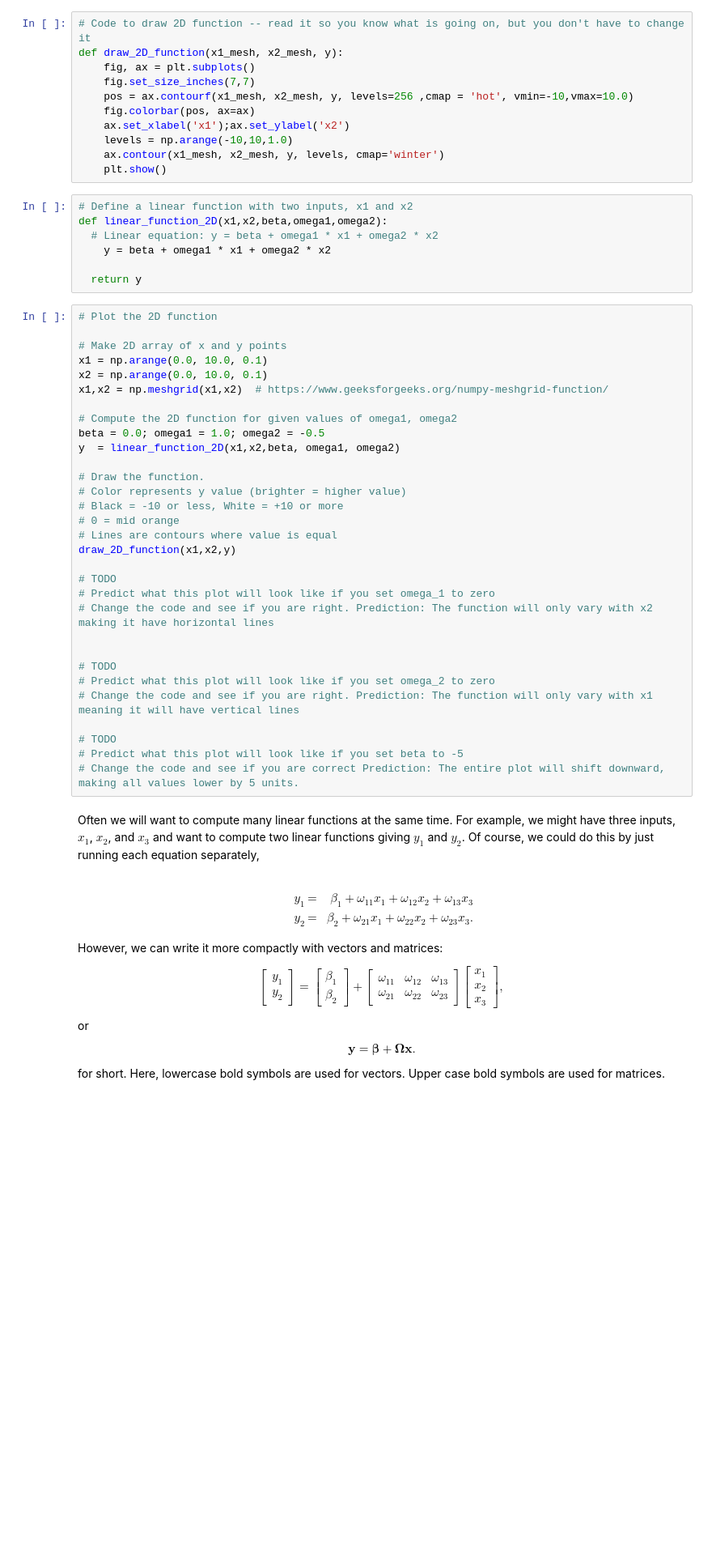
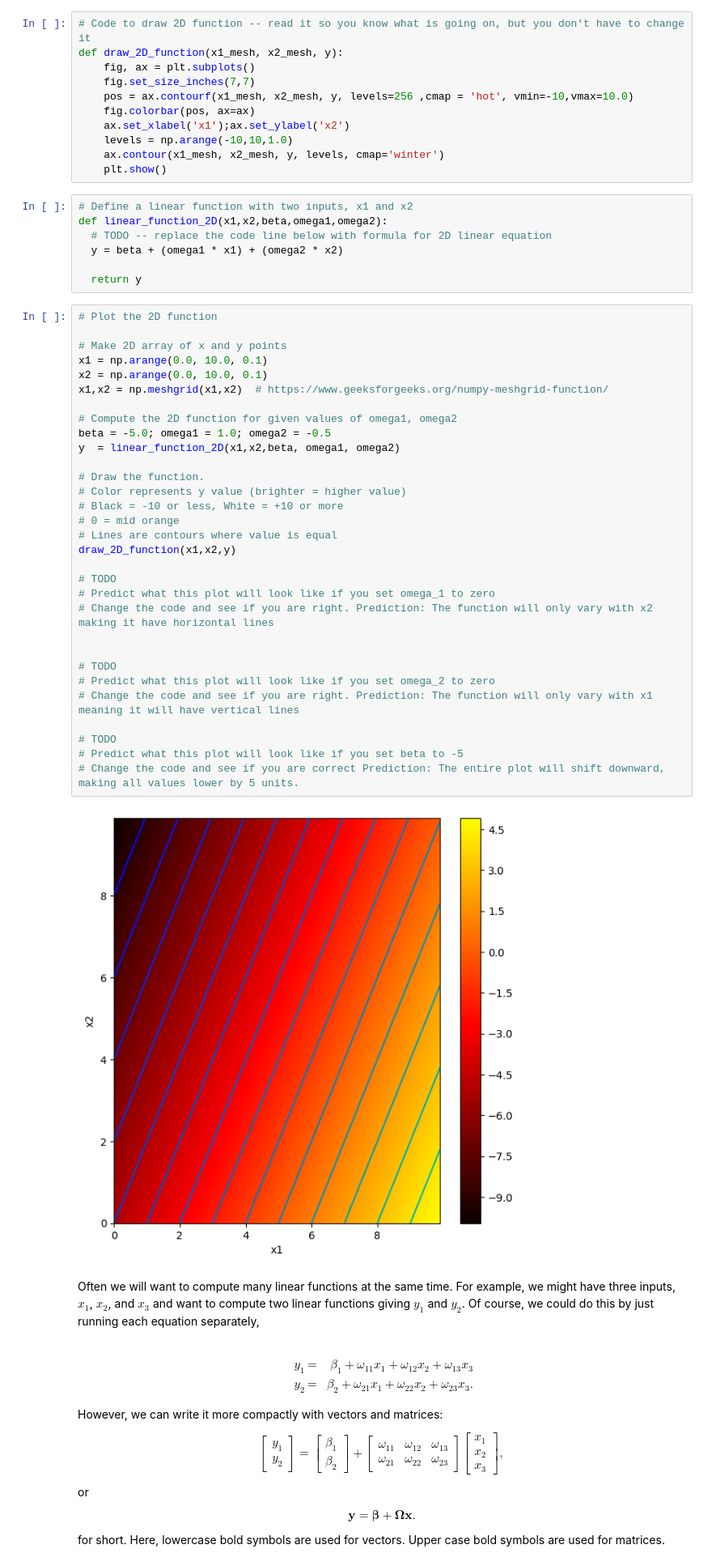
Before and after one commit to Ahmadkirkland/flexbox-assignment, a Jupyter notebook: 1_1_BackgroundMathematics.ipynb, the cells around one changed output. Shown: that part at 81% size. Cells and saved outputs as stored; diff of their text form; blank space fills up the shorter version.

```diff
--- a/1_1_BackgroundMathematics.ipynb
+++ b/1_1_BackgroundMathematics.ipynb
@@ -66,41 +68,43 @@ def draw_2D_function(x1_mesh, x2_mesh, y):
 # %%
 # Define a linear function with two inputs, x1 and x2
 def linear_function_2D(x1,x2,beta,omega1,omega2):
-  # Linear equation: y = beta + omega1 * x1 + omega2 * x2
-    y = beta + omega1 * x1 + omega2 * x2
+  # TODO -- replace the code line below with formula for 2D linear equation
+  y = beta + (omega1 * x1) + (omega2 * x2)
 
   return y
 # %%
 # Plot the 2D function
 
 # Make 2D array of x and y points
 x1 = np.arange(0.0, 10.0, 0.1)
 x2 = np.arange(0.0, 10.0, 0.1)
 x1,x2 = np.meshgrid(x1,x2)  # https://www.geeksforgeeks.org/numpy-meshgrid-function/
 
 # Compute the 2D function for given values of omega1, omega2
-beta = 0.0; omega1 = 1.0; omega2 = -0.5
+beta = -5.0; omega1 = 1.0; omega2 = -0.5
 y  = linear_function_2D(x1,x2,beta, omega1, omega2)
 
 # Draw the function.
 # Color represents y value (brighter = higher value)
 # Black = -10 or less, White = +10 or more
 # 0 = mid orange
 # Lines are contours where value is equal
 draw_2D_function(x1,x2,y)
 
 # TODO
 # Predict what this plot will look like if you set omega_1 to zero
 # Change the code and see if you are right. Prediction: The function will only vary with x2 making it have horizontal lines
 
 
 # TODO
 # Predict what this plot will look like if you set omega_2 to zero
 # Change the code and see if you are right. Prediction: The function will only vary with x1 meaning it will have vertical lines
 
 # TODO
 # Predict what this plot will look like if you set beta to -5
 # Change the code and see if you are correct Prediction: The entire plot will shift downward, making all values lower by 5 units.
+# %% [output]
+[figure, added]
 # %% [markdown]
 Often we will want to compute many linear functions at the same time.  For example, we might have three inputs, $x_1$, $x_2$, and $x_3$ and want to compute two linear functions giving $y_1$ and $y_2$. Of course, we could do this by just running each equation separately,<br><br>
 
```
Also changed, not shown: parts of 5 cells of this notebook.
